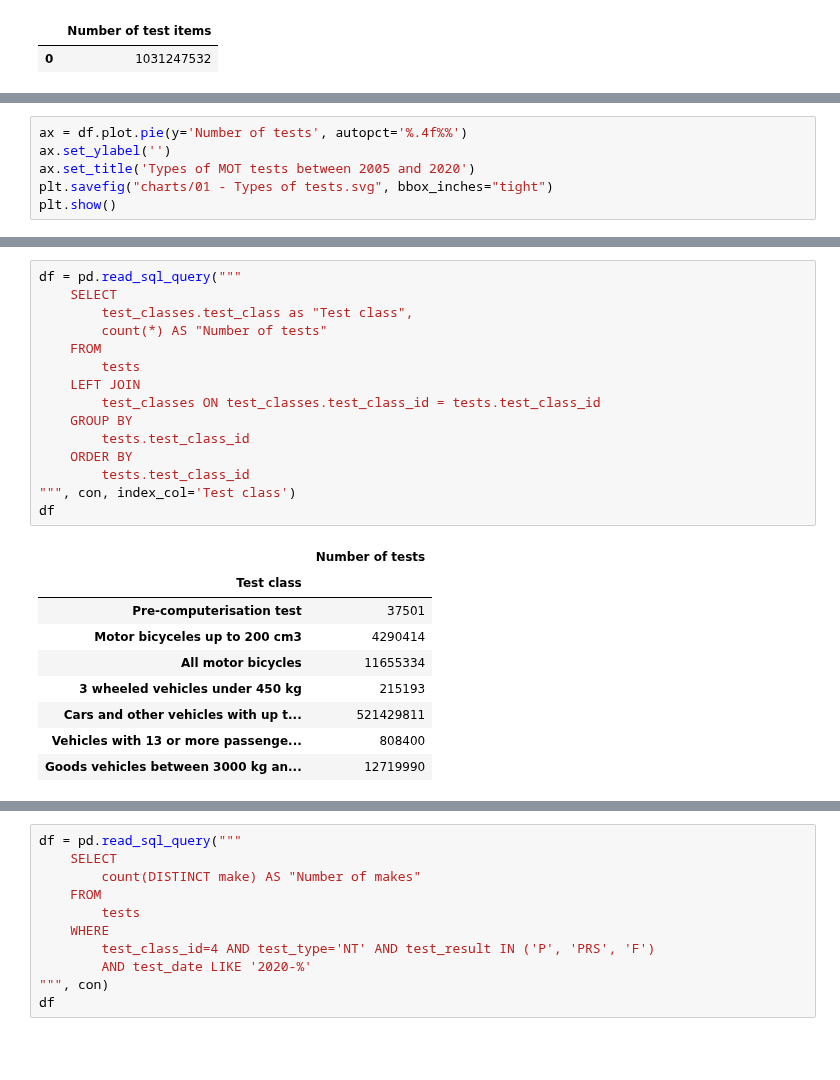
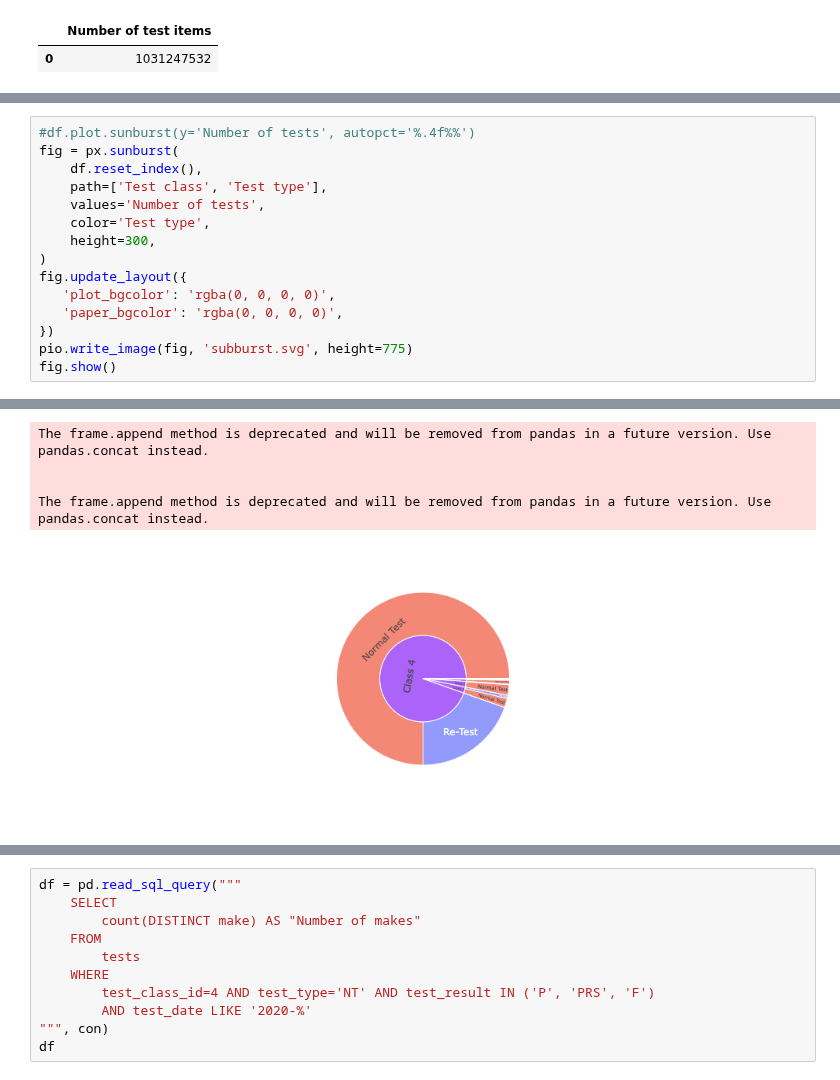
Before and after one commit to michalc/dft-mot-analysis, a Jupyter notebook: 03 - explore.ipynb, the cells around one changed output, grey strips where cells are left out. Drawn from its saved outputs; the diff is of its cells as text; blank space fills up the shorter version.

```diff
--- a/03 - explore.ipynb
+++ b/03 - explore.ipynb
@@ -52,7 +61,16 @@ df
 # %%
-ax = df.plot.pie(y='Number of tests', autopct='%.4f%%')
-ax.set_ylabel('')
-ax.set_title('Types of MOT tests between 2005 and 2020')
-plt.savefig("charts/01 - Types of tests.svg", bbox_inches="tight")
-plt.show()
+#df.plot.sunburst(y='Number of tests', autopct='%.4f%%')
+fig = px.sunburst(
+    df.reset_index(),
+    path=['Test class', 'Test type'],
+    values='Number of tests',
+    color='Test type',
+    height=300,
+)
+fig.update_layout({
+   'plot_bgcolor': 'rgba(0, 0, 0, 0)',
+   'paper_bgcolor': 'rgba(0, 0, 0, 0)',
+})
+pio.write_image(fig, 'subburst.svg', height=775)
+fig.show()
 # %% [output]
@@ -60,25 +77,5 @@ plt.show()
+The frame.append method is deprecated and will be removed from pandas in a future version. Use pandas.concat instead.
+
+
+The frame.append method is deprecated and will be removed from pandas in a future version. Use pandas.concat instead.
+[figure, added]
-# %%
-df = pd.read_sql_query("""
-    SELECT
-        test_classes.test_class as "Test class",
-        count(*) AS "Number of tests"
-    FROM
-        tests
-    LEFT JOIN
-        test_classes ON test_classes.test_class_id = tests.test_class_id
-    GROUP BY
-        tests.test_class_id
-    ORDER BY
-        tests.test_class_id
-""", con, index_col='Test class')
-df
-# %% [output]
-|  | Number of tests |
-| Test class |  |
-| Pre-computerisation test | 37501 |
-| Motor bicyceles up to 200 cm3 | 4290414 |
-| All motor bicycles | 11655334 |
-| 3 wheeled vehicles under 450 kg | 215193 |
-| Cars and other vehicles with up t... | 521429811 |
-| Vehicles with 13 or more passenge... | 808400 |
-| Goods vehicles between 3000 kg an... | 12719990 |
```
Also changed, not shown: parts of 13 cells of this notebook.
